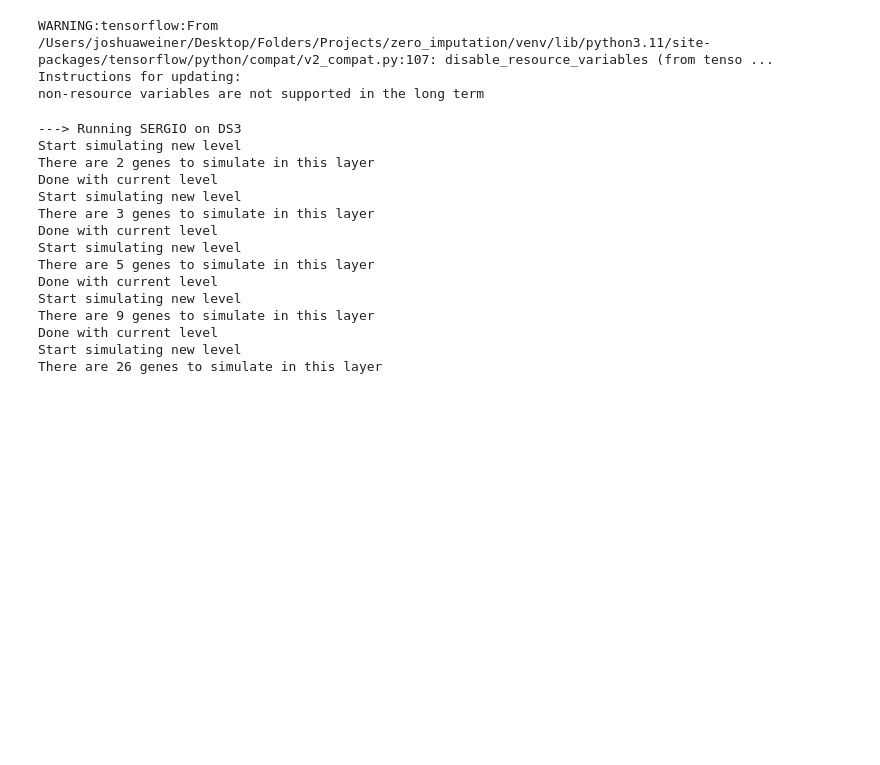
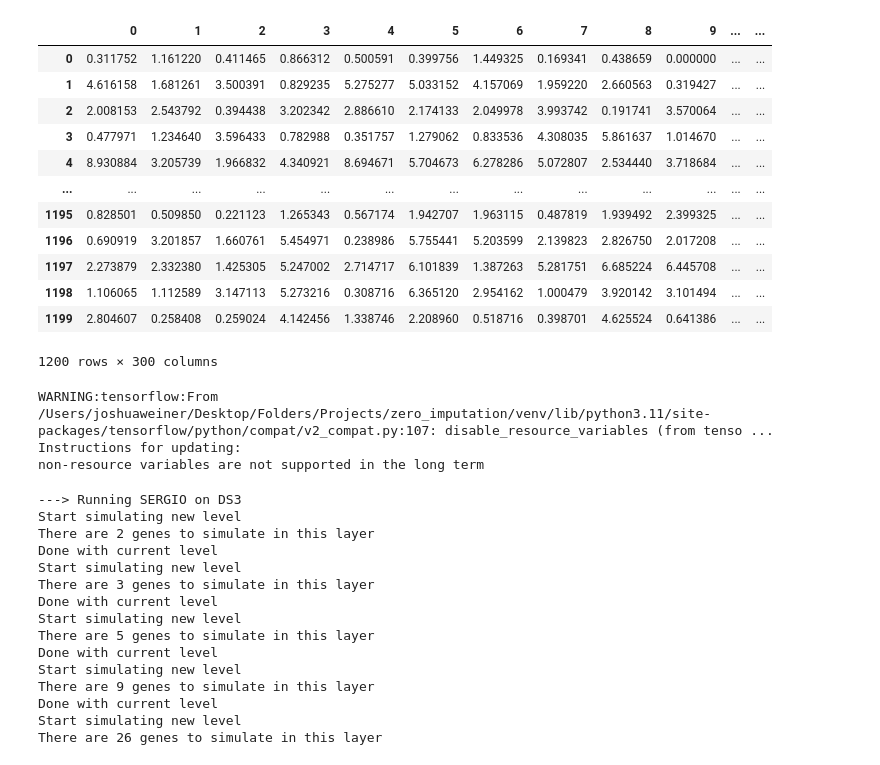
Before and after one commit to ankitbha/dfdl_imputation, a Jupyter notebook: josh_GENIE3_tests.ipynb, the cells around one changed output. Drawn from its saved outputs; the diff is of its cells as text; code cells hidden in the pictures; blank space fills up the shorter version.

```diff
--- a/josh_GENIE3_tests.ipynb
+++ b/josh_GENIE3_tests.ipynb
@@ -85,3 +89,19 @@ script_name = 'get_xy_label_data_cnn_combine_from_database.py'
+# %%
+pd.DataFrame(np.load('./imputations/DS3/DS6_expr.npy')[-1,:,:])
+# %% [output]
+|  | 0 | 1 | 2 | 3 | 4 | 5 | 6 | 7 | 8 | 9 | ... | ... |
+| 0 | 0.311752 | 1.161220 | 0.411465 | 0.866312 | 0.500591 | 0.399756 | 1.449325 | 0.169341 | 0.438659 | 0.000000 | ... | ... |
+| 1 | 4.616158 | 1.681261 | 3.500391 | 0.829235 | 5.275277 | 5.033152 | 4.157069 | 1.959220 | 2.660563 | 0.319427 | ... | ... |
+| 2 | 2.008153 | 2.543792 | 0.394438 | 3.202342 | 2.886610 | 2.174133 | 2.049978 | 3.993742 | 0.191741 | 3.570064 | ... | ... |
+| 3 | 0.477971 | 1.234640 | 3.596433 | 0.782988 | 0.351757 | 1.279062 | 0.833536 | 4.308035 | 5.861637 | 1.014670 | ... | ... |
+| 4 | 8.930884 | 3.205739 | 1.966832 | 4.340921 | 8.694671 | 5.704673 | 6.278286 | 5.072807 | 2.534440 | 3.718684 | ... | ... |
+| ... | ... | ... | ... | ... | ... | ... | ... | ... | ... | ... | ... | ... |
+| 1195 | 0.828501 | 0.509850 | 0.221123 | 1.265343 | 0.567174 | 1.942707 | 1.963115 | 0.487819 | 1.939492 | 2.399325 | ... | ... |
+| 1196 | 0.690919 | 3.201857 | 1.660761 | 5.454971 | 0.238986 | 5.755441 | 5.203599 | 2.139823 | 2.826750 | 2.017208 | ... | ... |
+| 1197 | 2.273879 | 2.332380 | 1.425305 | 5.247002 | 2.714717 | 6.101839 | 1.387263 | 5.281751 | 6.685224 | 6.445708 | ... | ... |
+| 1198 | 1.106065 | 1.112589 | 3.147113 | 5.273216 | 0.308716 | 6.365120 | 2.954162 | 1.000479 | 3.920142 | 3.101494 | ... | ... |
+| 1199 | 2.804607 | 0.258408 | 0.259024 | 4.142456 | 1.338746 | 2.208960 | 0.518716 | 0.398701 | 4.625524 | 0.641386 | ... | ... |
+1200 rows × 300 columns
 # %%
 from consolidated_runs import run_simulations
 # %% [output]
```
Also changed, not shown: parts of 4 cells of this notebook.
